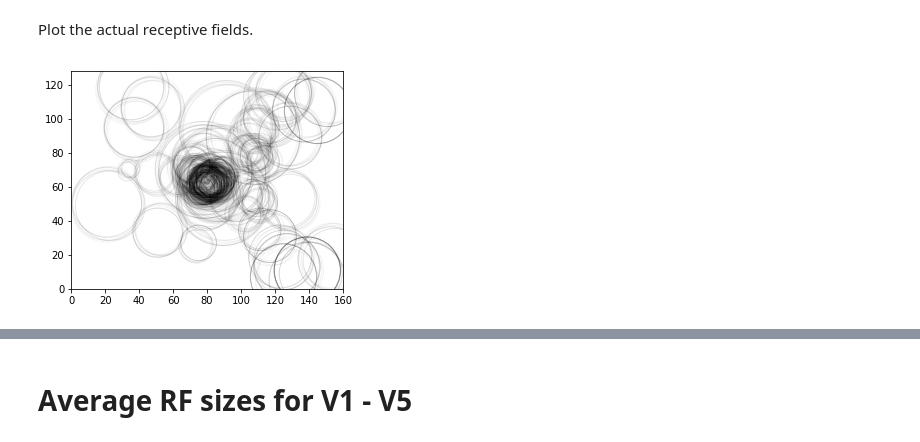
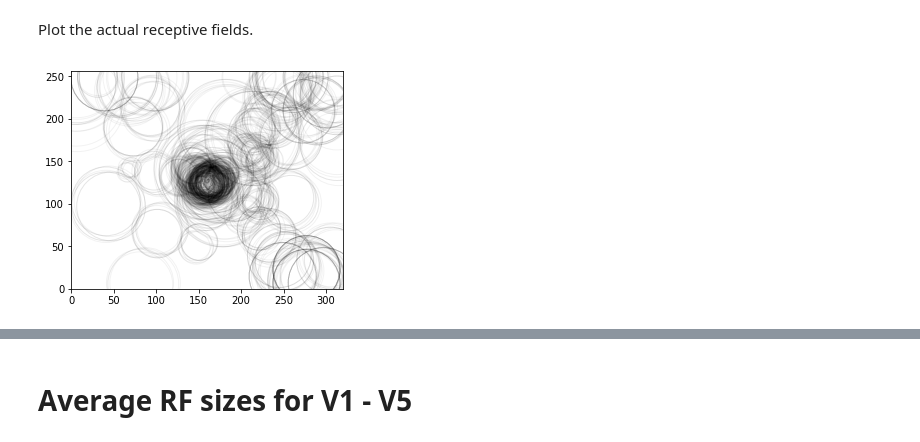
Before and after one commit to smathot/studyforrest-prf, a Jupyter notebook: prf-mapping.ipynb, the cells around one changed output, grey strips where cells are left out. Saved outputs shown, nothing was run; the diff lists cells and outputs as text; code cells hidden in the pictures.

```diff
--- a/prf-mapping.ipynb
+++ b/prf-mapping.ipynb
@@ -53,6 +57,7 @@ from forrestprf import fitting
 pass1 = fitting.prf_map(stim, bold, mask, npass=1)
 pass2 = fitting.prf_map(stim, bold, mask, npass=2)
 pass3 = fitting.prf_map(stim, bold, mask, npass=3)
+pass4 = fitting.prf_map(stim, bold, mask, npass=4)
 # %% [output]
 PRF mapping (pass 1)
 PRF mapping (pass 1)
@@ -84,15 +98,15 @@ plt.plot(err2, err3, '.')
 # %% [markdown]
 Visually inspect some good fitting bold traces.
 # %%
-passx = pass3
+passx = pass4
 stimx = stim
-for x, y, z in zip(*np.where(passx.err < 8)):
+for x, y, z in zip(*np.where(passx.err > 50)):
     print(x, y, z)
     prfx, prfy, prfsd, prferr = passx[x, y, z]
     vox = bold.get_data()[x, y, z].copy()
     vox -= vox.min()
     vox /= vox.max()
-    pred = predictions.bold_prediction(prfx, prfy, prfsd, stimx[:,::2,::2])
+    pred = predictions.bold_prediction(prfx, prfy, prfsd, stimx)
     plt.figure(figsize=(16, 3))
     plt.title('x = {}, y = {}, sd = {}'.format(prfx, prfy, prfsd))
     plt.plot(pred)
@@ -116,26 +131,26 @@ Plot the actual receptive fields.
 # %%
 import seaborn as sns
 
-for passx in (pass3, ):
+for passx in (pass4, ):
     x, y, sd, err = passx.params
     fig = plt.figure()
     ax = fig.add_subplot(111, aspect='equal')
     for x, y, sd in zip(x, y, sd):
-        if sd > 55 or x < 5 or x > 155 or y < 5 or y > 123:
+        if sd > 115 or x < 5 or x > 315 or y < 5 or y > 251:
             continue
         ax.add_artist(
             plt.Circle(
                 xy=(x, y),
                 radius=sd/2,
                 alpha=.05,
                 fill=False
             )
         )
-    plt.xlim(0, 160)
-    plt.ylim(0, 128)
+    plt.xlim(0, 320)
+    plt.ylim(0, 256)
     plt.show()
 # %% [output]
-[figure, old version]
+[figure, new version]
 # %%
 i = np.where((passx.sd < 55) & (passx.x < 155) & (passx.y < 123) & (passx.x > 5) & (passx.y > 5))
 x = passx.x[i]
```
Also changed, not shown: parts of 5 cells of this notebook, 10 other files.
